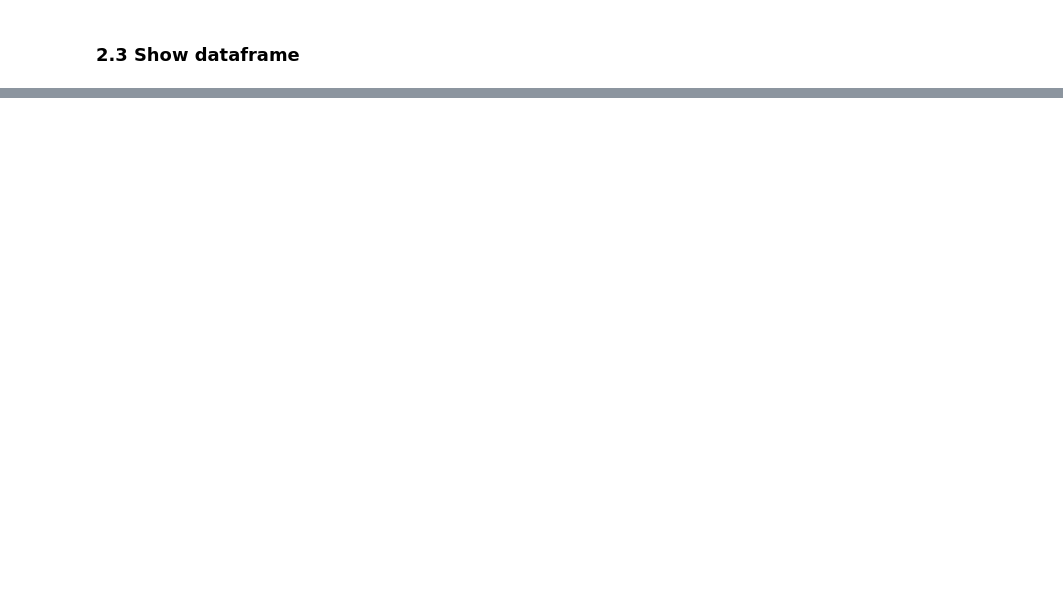
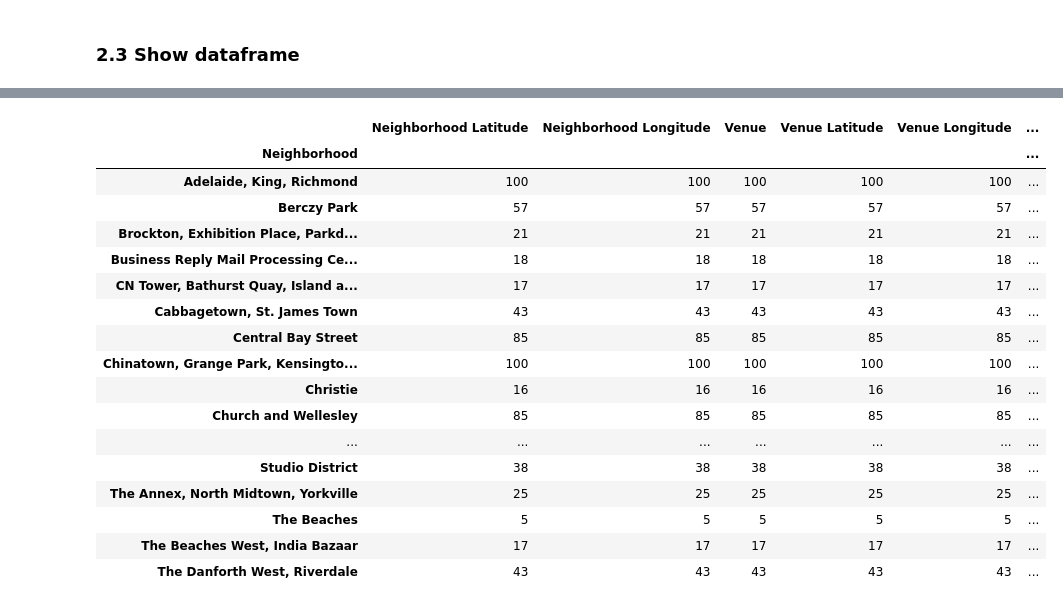
Before and after one commit to bneumayer/Coursera_Capstone, a Jupyter notebook: Assignment_Neighborhoods_in_Toronto.ipynb, the cells around one changed output, grey strips where cells are left out. Cells and saved outputs as stored; diff of their text form; code cells hidden in the pictures; blank space fills up the shorter version.

```diff
--- a/Assignment_Neighborhoods_in_Toronto.ipynb
+++ b/Assignment_Neighborhoods_in_Toronto.ipynb
@@ -173,0 +254,25 @@ torontoTableComplete
+# %%
+import folium
+
+# Location of Toronto
+locToronto = geolocator.geocode('Toronto, Ontario, CA')
+# %%
+# create map of New York using latitude and longitude values
+map_toronto = folium.Map(location=[locToronto.latitude, locToronto.longitude], zoom_start=11)
+
+# add markers to map
+for lat, lng, borough, neighborhood, postcode in zip(torontoTableReduced['Latitude'], torontoTableReduced['Longitude'], torontoTableReduced['Borough'], torontoTableReduced['Neighborhood'], torontoTableReduced['PostalCode']):
+    #label = '{}, {}'.format(borough, postcode)
+    label = neighborhood
+    label = folium.Popup(label, parse_html=True)
+    folium.CircleMarker(
+        [lat, lng],
+        radius=5,
+        popup=label,
+        color='blue',
+        fill=True,
+        fill_color='#3186cc',
+        fill_opacity=0.7,
+        parse_html=False).add_to(map_toronto)
+
+map_toronto
@@ -173,0 +283,9 @@ torontoTableComplete
+# %%
+import json # library to handle JSON files
+import requests # library to handle requests
+from pandas.io.json import json_normalize # tranform JSON file into a pandas dataframe
+
+
+CLIENT_ID = '' # removed for upload
+CLIENT_SECRET = '' # removed for upload
+VERSION = '20180605' # Foursquare API version
@@ -173,0 +335,5 @@ torontoTableComplete
+# %%
+toronto_venues = getNearbyVenues(names=torontoTableReduced['Neighborhood'],
+                                   latitudes=torontoTableReduced['Latitude'],
+                                   longitudes=torontoTableReduced['Longitude']
+                                  )
@@ -173,0 +371,21 @@ torontoTableComplete
+# %%
+toronto_venues.groupby('Neighborhood').count()
+# %% [output]
+|  | Neighborhood Latitude | Neighborhood Longitude | Venue | Venue Latitude | Venue Longitude | ... |
+| Neighborhood |  |  |  |  |  | ... |
+| Adelaide, King, Richmond | 100 | 100 | 100 | 100 | 100 | ... |
+| Berczy Park | 57 | 57 | 57 | 57 | 57 | ... |
+| Brockton, Exhibition Place, Parkd... | 21 | 21 | 21 | 21 | 21 | ... |
+| Business Reply Mail Processing Ce... | 18 | 18 | 18 | 18 | 18 | ... |
+| CN Tower, Bathurst Quay, Island a... | 17 | 17 | 17 | 17 | 17 | ... |
+| Cabbagetown, St. James Town | 43 | 43 | 43 | 43 | 43 | ... |
+| Central Bay Street | 85 | 85 | 85 | 85 | 85 | ... |
+| Chinatown, Grange Park, Kensingto... | 100 | 100 | 100 | 100 | 100 | ... |
+| Christie | 16 | 16 | 16 | 16 | 16 | ... |
+| Church and Wellesley | 85 | 85 | 85 | 85 | 85 | ... |
+| ... | ... | ... | ... | ... | ... | ... |
+| Studio District | 38 | 38 | 38 | 38 | 38 | ... |
+| The Annex, North Midtown, Yorkville | 25 | 25 | 25 | 25 | 25 | ... |
+| The Beaches | 5 | 5 | 5 | 5 | 5 | ... |
+| The Beaches West, India Bazaar | 17 | 17 | 17 | 17 | 17 | ... |
+| The Danforth West, Riverdale | 43 | 43 | 43 | 43 | 43 | ... |
```
Also changed, not shown: parts of 36 cells of this notebook, 1 other file.
